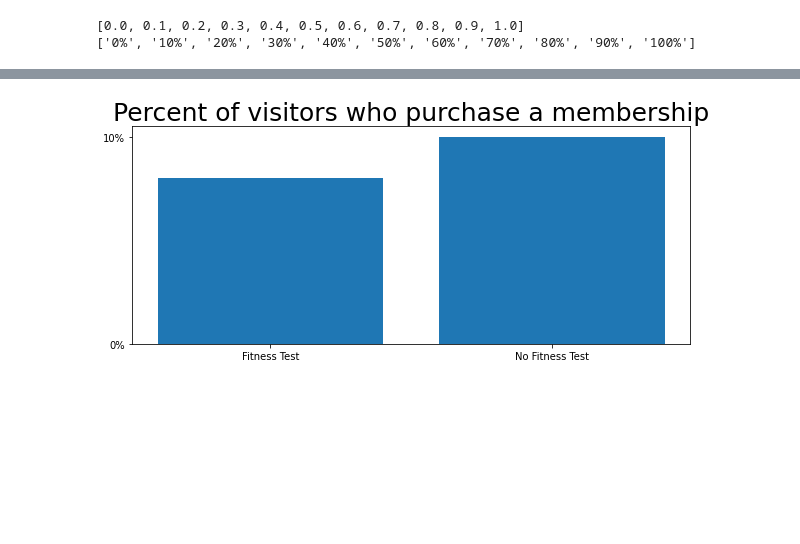
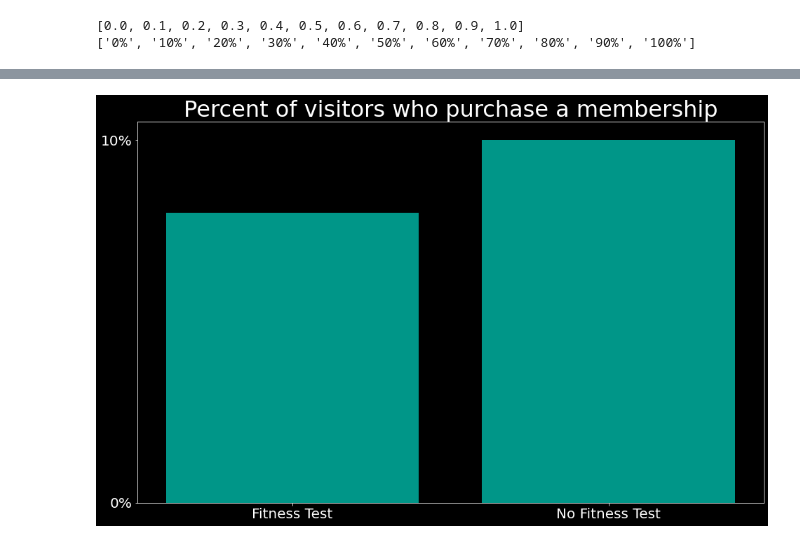
Before and after one commit to Klaynie/Learning-Python, a Jupyter notebook: Learning-Python/Codecademy/MuscleHub/musclehub.ipynb, the cells around one changed output, grey strips where cells are left out. Saved outputs shown, nothing was run; the diff lists cells and outputs as text; code cells hidden in the pictures; blank space fills up the shorter version.

```diff
--- a/Learning-Python/Codecademy/MuscleHub/musclehub.ipynb
+++ b/Learning-Python/Codecademy/MuscleHub/musclehub.ipynb
@@ -241,11 +241,21 @@ We'll want to include this information in our presentation.  Let's create a pie
 - Use `autopct` to label the percentage of each group
 - Save your figure as `ab_test_pie_chart.png`
 # %%
+colors_list = ['#009688', '#ffab40']
+
+plt.rcParams['font.size'] = 32.0
+
+values = list(ab_counts['count'])
+
+plt.style.use('dark_background')
+plt.figure(figsize=(10, 10))
 plt.pie(ab_counts['count'],
         labels=ab_counts['group'],
-        autopct='%d%%')
+        startangle = 90,
+        colors = colors_list,
+        autopct=lambda p:f'{p*sum(values)/100 :.0f}')
 plt.axis('equal')
-plt.title('Group Distribution', fontsize=25)
+# plt.title('Group Distribution', fontsize=25)
 plt.savefig('ab_test_pie_chart.png')
 plt.show()
 # %% [output]
@@ -496,13 +505,15 @@ print(yticklabels)
 [0.0, 0.1, 0.2, 0.3, 0.4, 0.5, 0.6, 0.7, 0.8, 0.9, 1.0]
 ['0%', '10%', '20%', '30%', '40%', '50%', '60%', '70%', '80%', '90%', '100%']
 # %%
-plt.figure(figsize=(10, 4))
+plt.figure(figsize=(16, 10))
+plt.rcParams['font.size'] = 20.0
 ax = plt.subplot()
 ax.set_yticks(yticks)
 ax.set_yticklabels(yticklabels)
 ax.set_xticks(range(len(xticklabels)))
 ax.set_xticklabels(xticklabels)
-plt.bar(range(len(app_pivot['Percent with Application'])), app_pivot['Percent with Application'])
-plt.title("Percent of visitors who apply", size=25)
+plt.bar(range(len(app_pivot['Percent with Application'])), app_pivot['Percent with Application'], color='#009688')
+plt.title("Percent of visitors who apply", size=32)
+plt.savefig('percent_of_visitors_who_apply.png')
 plt.show()
 # %% [output]
@@ -510,11 +521,13 @@ plt.show()
 # %%
-plt.figure(figsize=(10, 4))
+plt.figure(figsize=(16, 10))
+plt.rcParams['font.size'] = 20.0
 ax = plt.subplot()
 ax.set_yticks(yticks)
 ax.set_yticklabels(yticklabels)
 ax.set_xticks(range(len(xticklabels)))
 ax.set_xticklabels(xticklabels)
-plt.bar(range(len(member_pivot['Percent Purchase'])), member_pivot['Percent Purchase'])
-plt.title("Percent of applicants who purchase a membership", size=25)
+plt.bar(range(len(member_pivot['Percent Purchase'])), member_pivot['Percent Purchase'], color='#009688')
+plt.title("Percent of applicants who purchase a membership", size=32)
+plt.savefig('percent_of_applicants_who_purchase_a_membership.png')
 plt.show()
 # %% [output]
@@ -522,12 +535,14 @@ plt.show()
 # %%
-plt.figure(figsize=(10, 4))
+plt.figure(figsize=(16, 10))
+plt.rcParams['font.size'] = 20.0
 ax = plt.subplot()
 ax.set_yticks(yticks)
 ax.set_yticklabels(yticklabels)
 ax.set_xticks(range(len(xticklabels)))
 ax.set_xticklabels(xticklabels)
-plt.bar(range(len(final_member_pivot['Percent Purchase'])), final_member_pivot['Percent Purchase'])
-plt.title("Percent of visitors who purchase a membership", size=25)
+plt.bar(range(len(final_member_pivot['Percent Purchase'])), final_member_pivot['Percent Purchase'], color='#009688')
+plt.title("Percent of visitors who purchase a membership", size=32)
+plt.savefig('percent_of_visitors_who_purchase_a_membership.png')
 plt.show()
 # %% [output]
-[figure, old version]
+[figure, new version]
```
Also changed, not shown: parts of 4 cells of this notebook, 8 other files.
